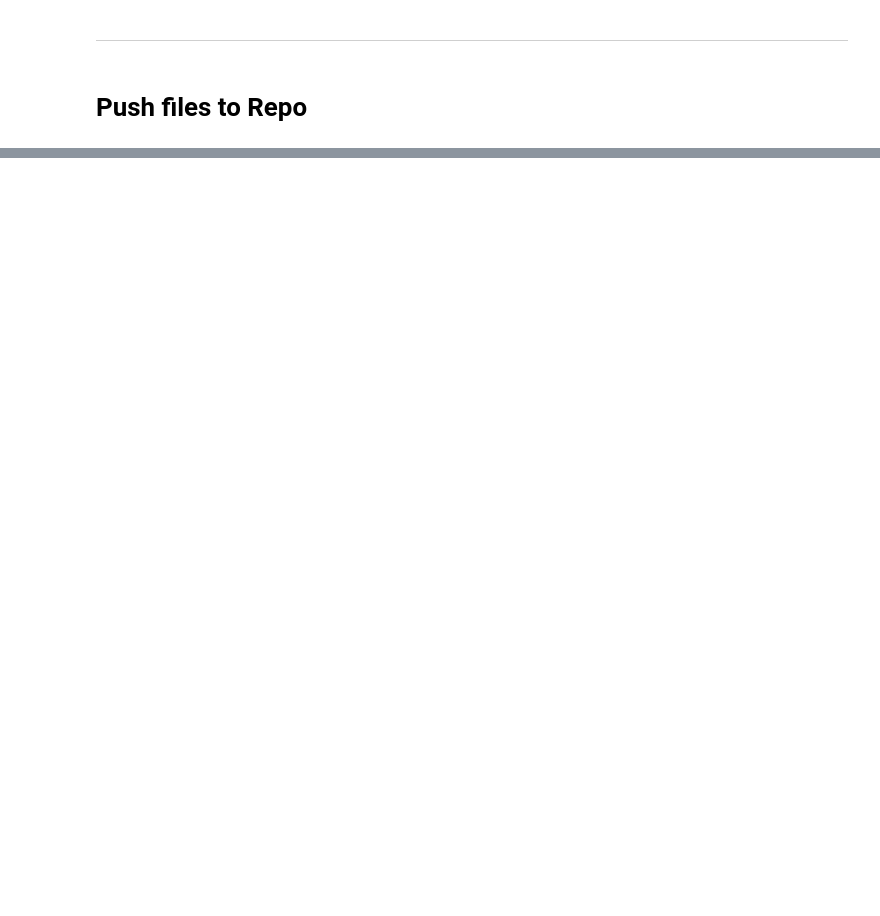
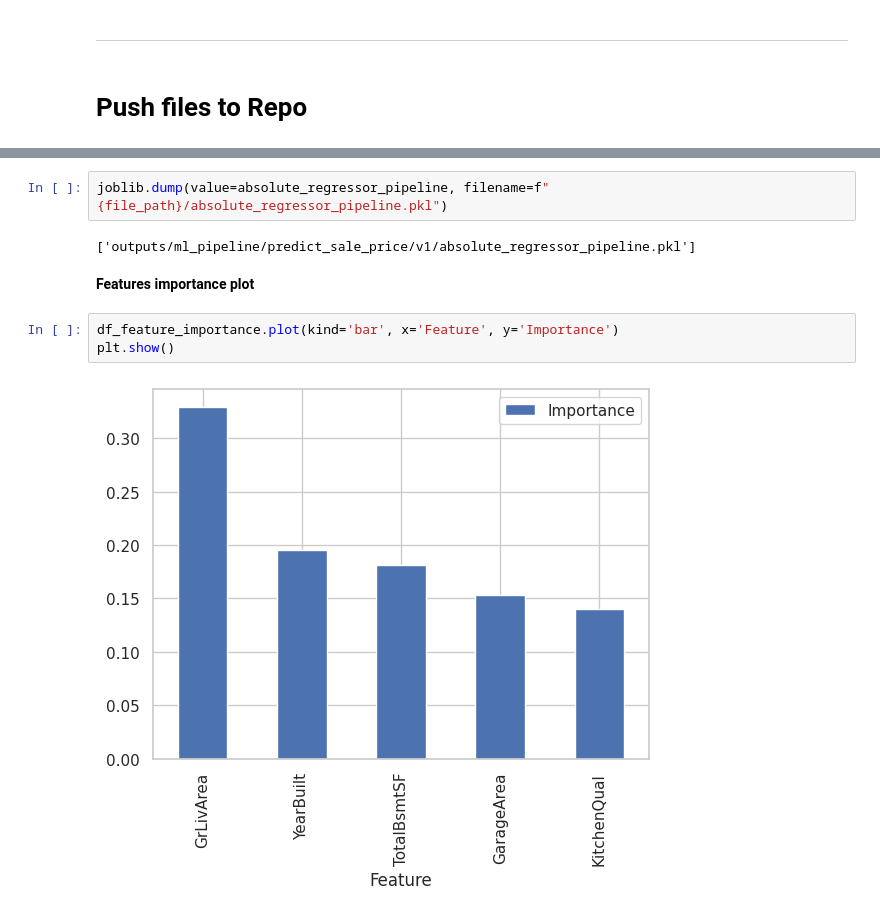
Before and after one commit to williamtyn/heritage-housing-issues, a Jupyter notebook: jupyter_notebooks/Predict Sale Price.ipynb, the cells around one changed output, grey strips where cells are left out. Drawn from its saved outputs; the diff is of its cells as text; blank space fills up the shorter version.

```diff
--- a/jupyter_notebooks/Predict Sale Price.ipynb
+++ b/jupyter_notebooks/Predict Sale Price.ipynb
@@ -467,0 +715,11 @@ except Exception as e:
+# %%
+joblib.dump(value=absolute_regressor_pipeline, filename=f"{file_path}/absolute_regressor_pipeline.pkl")
+# %% [output]
+['outputs/ml_pipeline/predict_sale_price/v1/absolute_regressor_pipeline.pkl']
+# %% [markdown]
+**Features importance plot**
+# %%
+df_feature_importance.plot(kind='bar', x='Feature', y='Importance')
+plt.show()
+# %% [output]
+[figure, added]
```
Also changed, not shown: parts of 56 cells of this notebook, 6 other files.
